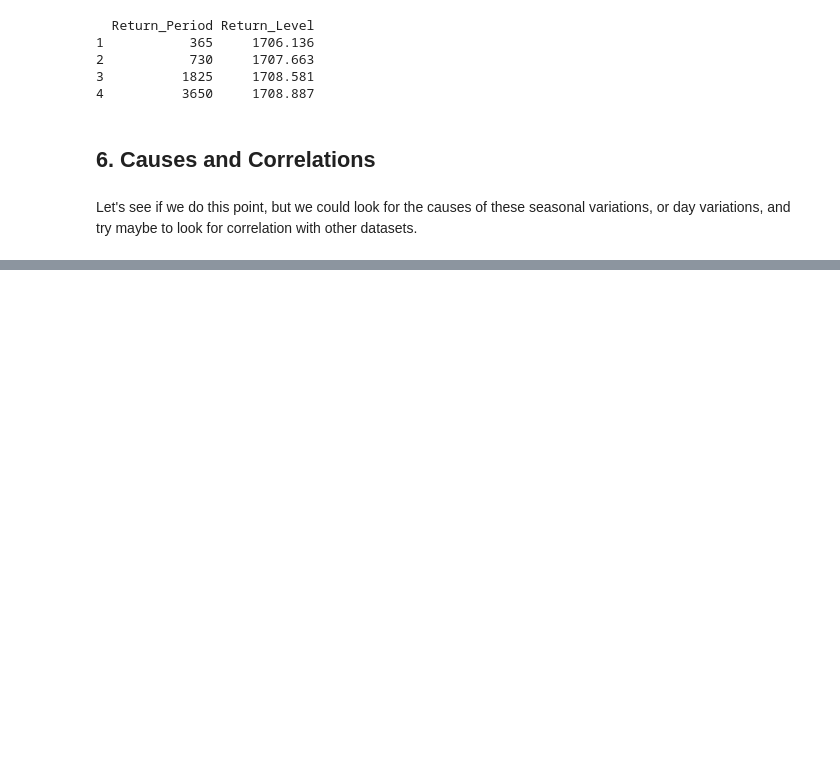
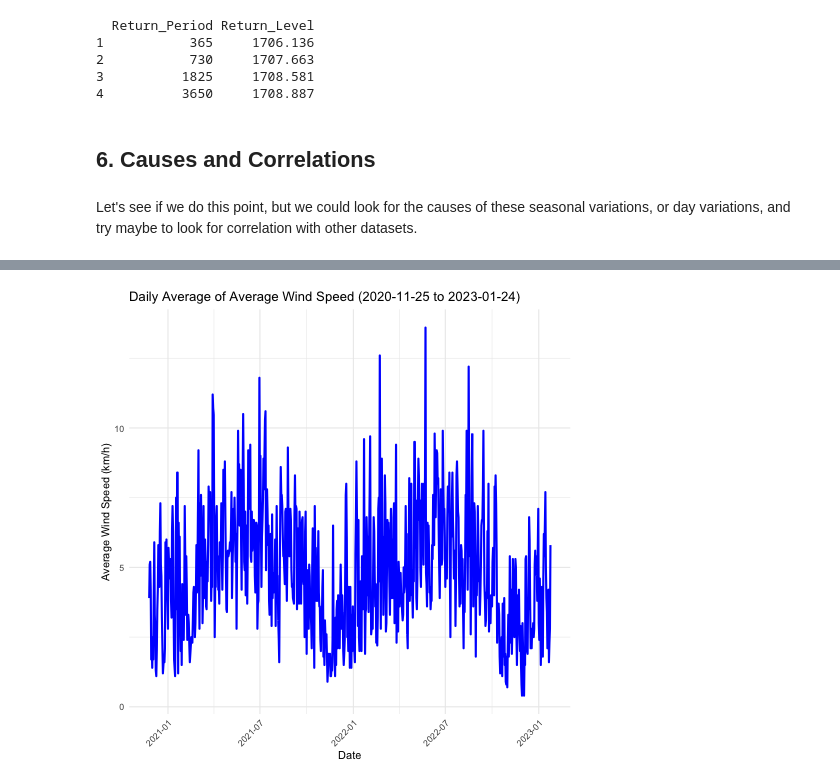
Before and after one commit to FernandaCladera/RiskAnalytics, a Jupyter notebook: Practical3.ipynb, the cells around one changed output, grey strips where cells are left out. Cells and saved outputs as stored; diff of their text form; code cells hidden in the pictures; blank space fills up the shorter version.

```diff
--- a/Practical3.ipynb
+++ b/Practical3.ipynb
@@ -2043,0 +2167,15 @@ Let's see if we do this point, but we could look for the causes of these seasona
+# %%
+%%R
+filtered_data <- delhi_weather_data[delhi_weather_data$`Final Date` >= as.Date("2020-11-25") &
+                                      delhi_weather_data$`Final Date` <= as.Date("2023-01-24"), ]
+
+filtered_daily_avg_wind_speed <- aggregate(`Avg Wind Speed` ~ `Final Date`, data = filtered_data, FUN = mean)
+
+ggplot(filtered_daily_avg_wind_speed, aes(x = `Final Date`, y = `Avg Wind Speed`)) +
+  geom_line(color = "blue", size = 1) +
+  labs(title = "Daily Average of Average Wind Speed (2020-11-25 to 2023-01-24)",
+       x = "Date", y = "Average Wind Speed (km/h)") +
+  theme_minimal() +
+  theme(axis.text.x = element_text(angle = 45, hjust = 1))
+# %% [output]
+[figure, added]
```
Also changed, not shown: parts of 71 cells of this notebook.
